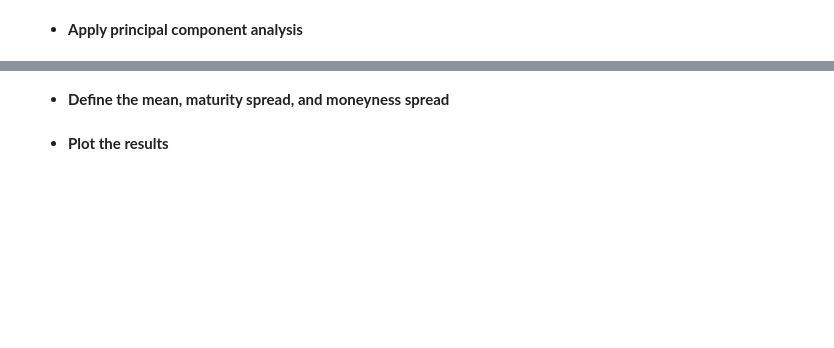
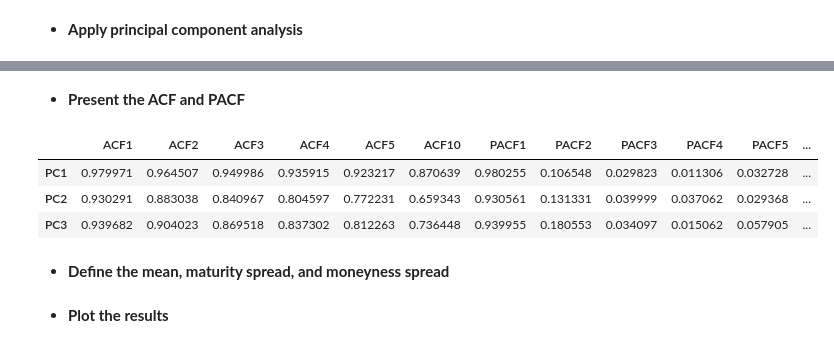
Before and after one commit to euanbronsky8/Thesis, a Jupyter notebook: 2. Prelim. Analysis.ipynb, the cells around one changed output, grey strips where cells are left out. Saved outputs shown, nothing was run; the diff lists cells and outputs as text; code cells hidden in the pictures; blank space fills up the shorter version.

```diff
--- a/2. Prelim. Analysis.ipynb
+++ b/2. Prelim. Analysis.ipynb
@@ -173,0 +158,18 @@ X = df_pivot - df_pivot.mean()
+# %%
+# Specify lags
+lags = [1, 2, 3, 4, 5, 10]
+
+# Specify columns to use
+cols = df_pivot.columns[df_pivot.columns.get_level_values(1).isin(['7-45', '180-360'])]
+
+# Compute ACF and PACF
+acf_vals = [sm.tsa.stattools.acf(df_pivot[col])[lags] for col in cols]
+pacf_vals = [sm.tsa.stattools.pacf(df_pivot[col])[lags] for col in cols]
+
+# Store results in DataFrame
+df_acf = pd.DataFrame(acf_vals, index=cols, columns=[f'ACF{l}' for l in lags])
+df_pacf = pd.DataFrame(pacf_vals, index=cols, columns=[f'PACF{l}' for l in lags])
+
+# Concatenate the resutls
+df_acf_pacf = pd.concat([df_acf, df_pacf], axis=1)
+print(df_acf_pacf)
@@ -194,3 +273,35 @@ array([0.94790176, 0.9680012 , 0.98416093, 0.98871704, 0.99157014,
+# %%
+# Store list of principal components
+pcs_list = [PC1, PC2, PC3]
+
+# Compute the ACF
+acf_pc = [sm.tsa.stattools.acf(pc, nlags=max(lags))[lags] for pc in pcs_list]
+
+# Compute the PACF
+pacf_pc = [sm.tsa.stattools.pacf(pc, nlags=max(lags))[lags] for pc in pcs_list]
+# %% [markdown]
+
+- **Present
+the
+ACF and PACF**
+# %%
+# Create list of index names
+index_list = ['PC1', 'PC2', 'PC3']
+
+# Store ACF results
+df_acf_pc = pd.DataFrame(acf_pc, index = index_list, columns=[f'ACF{l}' for l in lags])
+
+# Store PACF results
+df_pacf_pc = pd.DataFrame(pacf_pc, index = index_list, columns=[f'PACF{l}' for l in lags])
+
+# COncatenate and print the results
+df_acf_pacf_pc = pd.concat([df_acf_pc, df_pacf_pc], axis=1)
+df_acf_pacf_pc
+# %% [output]
+|  | ACF1 | ACF2 | ACF3 | ACF4 | ACF5 | ACF10 | PACF1 | PACF2 | PACF3 | PACF4 | PACF5 | ... |
+| PC1 | 0.979971 | 0.964507 | 0.949986 | 0.935915 | 0.923217 | 0.870639 | 0.980255 | 0.106548 | 0.029823 | 0.011306 | 0.032728 | ... |
+| PC2 | 0.930291 | 0.883038 | 0.840967 | 0.804597 | 0.772231 | 0.659343 | 0.930561 | 0.131331 | 0.039999 | 0.037062 | 0.029368 | ... |
+| PC3 | 0.939682 | 0.904023 | 0.869518 | 0.837302 | 0.812263 | 0.736448 | 0.939955 | 0.180553 | 0.034097 | 0.015062 | 0.057905 | ... |
 # %% [markdown]
 - **Define the mean, maturity spread, and moneyness spread**
 # %%
```
Also changed, not shown: parts of 28 cells of this notebook.
